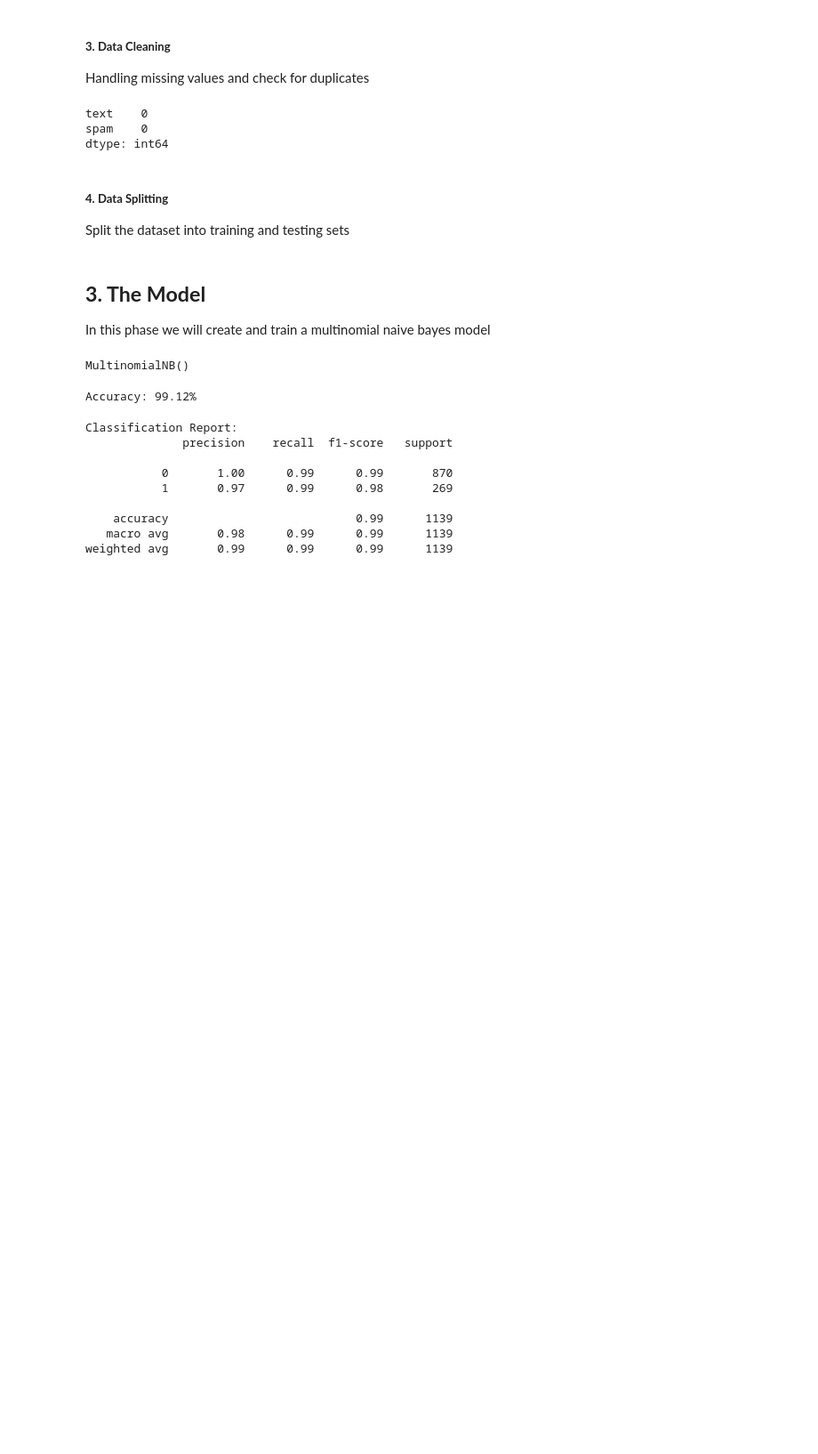
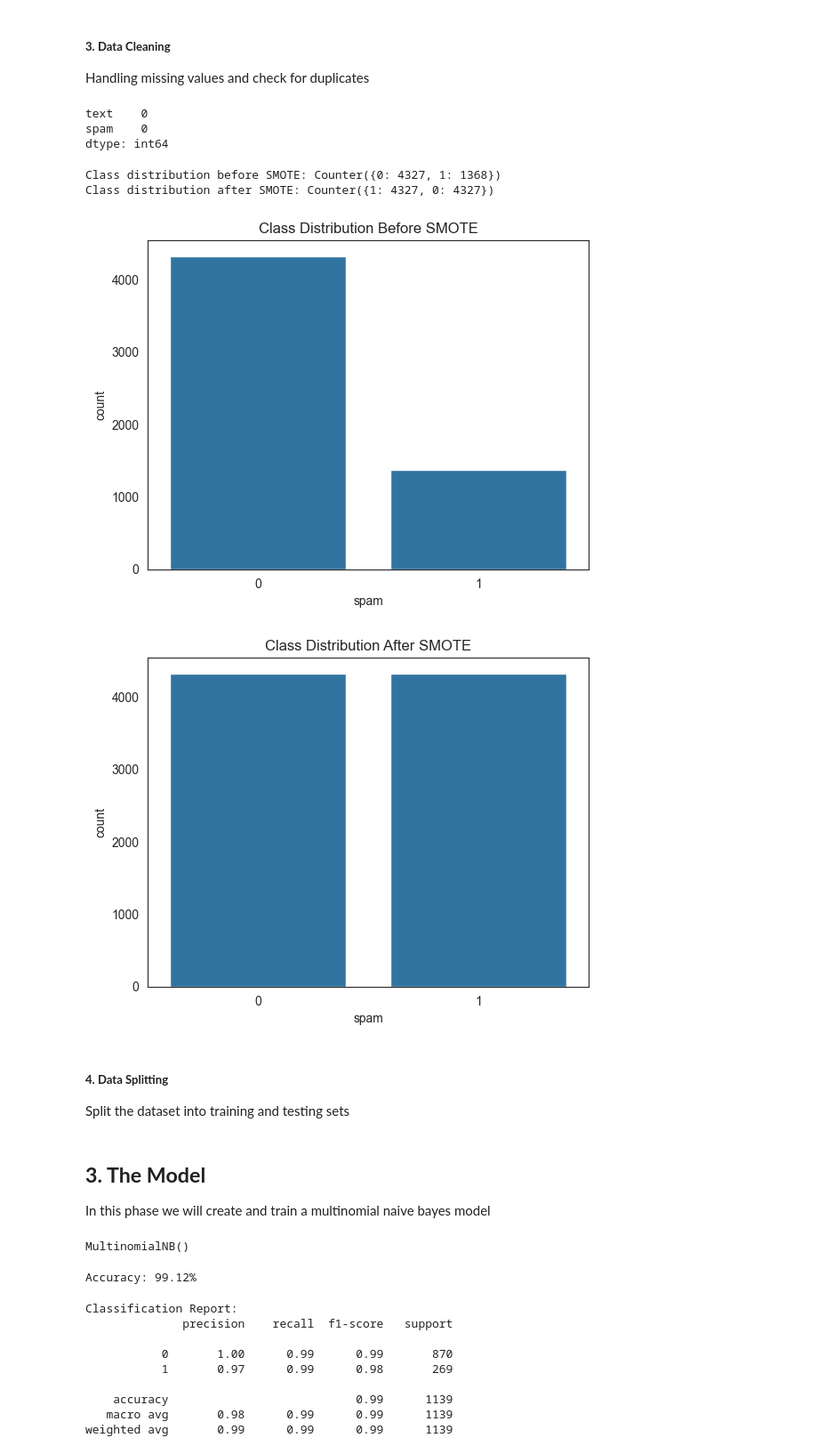
Before and after one commit to Saurabh-Rana17/Email-Spam-Detection-Using-NLP, a Jupyter notebook: main.ipynb, the cells around one changed output. Shown at 89% size. Saved outputs shown, nothing was run; the diff lists cells and outputs as text; code cells hidden in the pictures; blank space fills up the shorter version.

```diff
--- a/main.ipynb
+++ b/main.ipynb
@@ -114,6 +120,41 @@ dtype: int64
 # %%
 # Check for duplicates and remove them
 dataset.drop_duplicates(inplace=True)
+# %%
+# Vectorize the text
+vectorizer = CountVectorizer()
+X = vectorizer.fit_transform(dataset['processed_text'])
+
+# Define the target (spam column)
+y = dataset['spam']
+
+# Check class distribution before applying SMOTE
+print(f"Class distribution before SMOTE: {Counter(y)}")
+
+# Apply SMOTE to oversample the minority class (spam)
+smote = SMOTE(random_state=42)
+X_smote, y_smote = smote.fit_resample(X, y)
+
+# Check class distribution after applying SMOTE
+print(f"Class distribution after SMOTE: {Counter(y_smote)}")
+# %% [output]
+Class distribution before SMOTE: Counter({0: 4327, 1: 1368})
+Class distribution after SMOTE: Counter({1: 4327, 0: 4327})
+# %%
+# Before SMOTE
+plt.figure(dpi=100)
+sns.countplot(x='spam', data=dataset)
+plt.title('Class Distribution Before SMOTE')
+plt.show()
+
+# After SMOTE
+plt.figure(dpi=100)
+sns.countplot(x=y_smote)
+plt.title('Class Distribution After SMOTE')
+plt.show()
+# %% [output]
+[figure, added]
+[figure, added]
 # %%
 
 # Preprocessing function (remove punctuation and stopwords)
```
Also changed, not shown: parts of 8 cells of this notebook.
